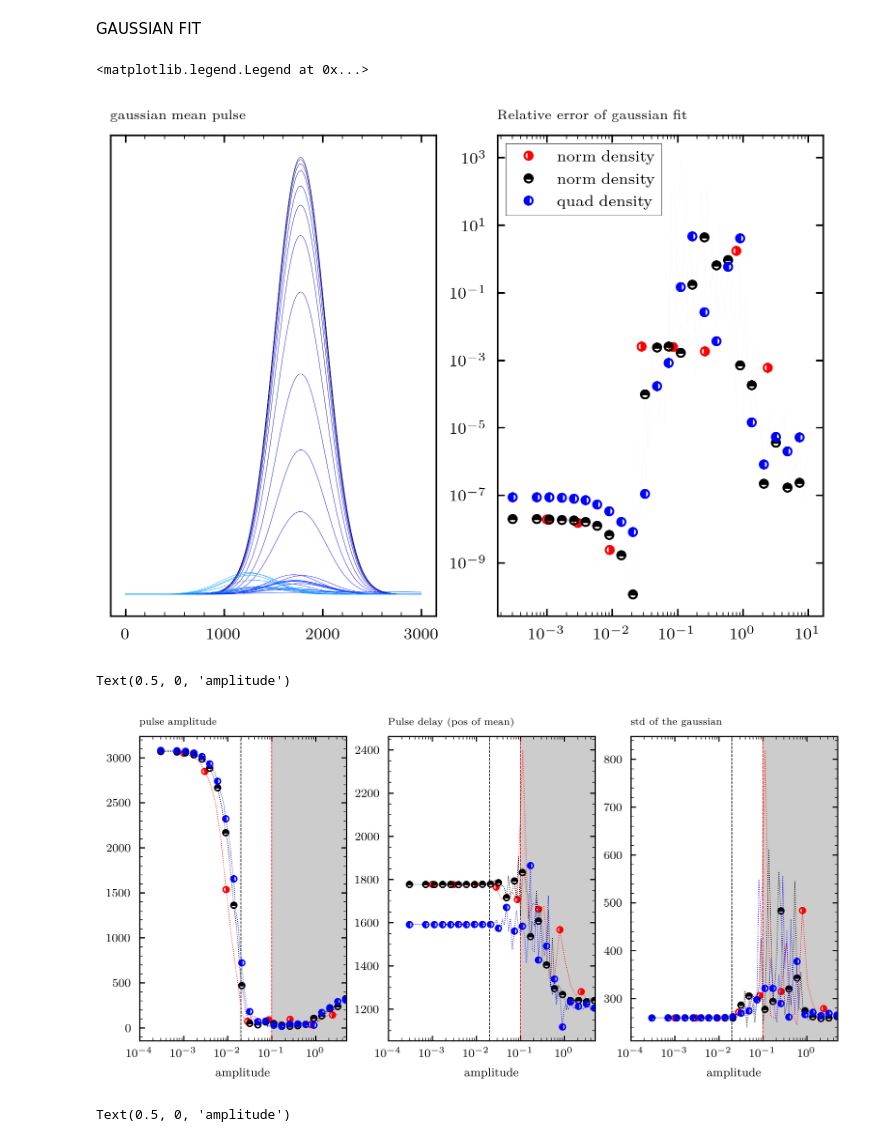
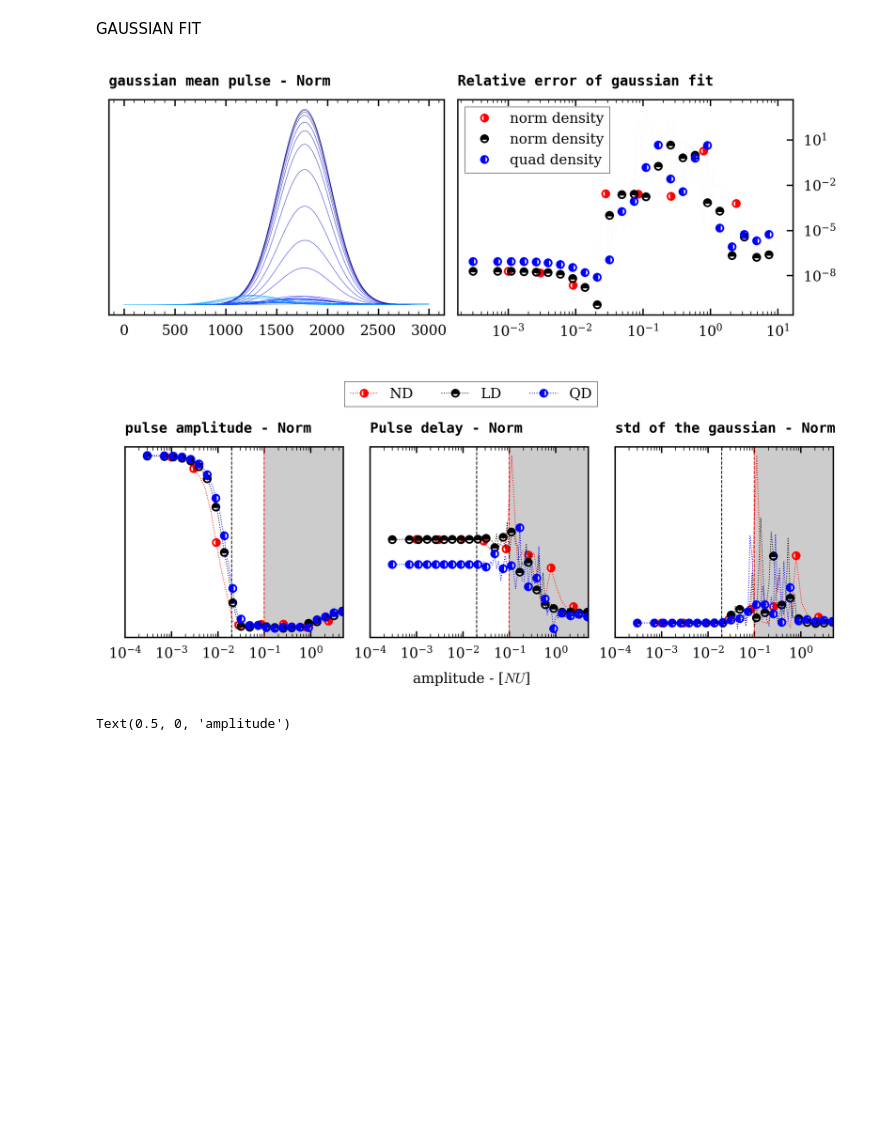
Before and after one commit to Chatr0uge/Internship_SPC, a Jupyter notebook: src/profile_study/profile_study.ipynb, the cells around one changed output. Drawn from its saved outputs; the diff is of its cells as text; code cells hidden in the pictures; blank space fills up the shorter version.

```diff
--- a/src/profile_study/profile_study.ipynb
+++ b/src/profile_study/profile_study.ipynb
@@ -634,85 +622,78 @@ cf = np.array([curve_fit(gaussian, range(len(pulse)), pulse, p0 = [300, 1500, 50
 cf_2 = np.array([curve_fit(gaussian, range(len(pulse)), pulse, p0 = [300, 1500, 500], )[0] for pulse in abs(np.mean(pulse_4, axis = 1))])
 cf_3 = np.array([curve_fit(gaussian, range(len(pulse)), pulse, p0 = [300, 1500, 500], )[0] for pulse in abs(np.mean(pulse_quad, axis = 1))])
 # %%
-W = 5
-fig, ax = plt.subplots(1,2, figsize = (W, W * 3/4), dpi = 300)
+W = 5.8
+fig, ax = plt.subplots(1,2, figsize = (W, W * 3/8), dpi = 300)
 cf_cov = np.array([np.sum(np.diag(curve_fit(gaussian, range(len(pulse)), pulse, p0 = [300, 1500, 500])[1]) ** 2) for pulse in abs(np.mean(pulse_norm, axis = 1))])
 cf_cov_2 = np.array([np.sum(np.diag(curve_fit(gaussian, range(len(pulse)), pulse, p0 = [300, 1500, 500])[1]) ** 2) for pulse in abs(np.mean(pulse_4, axis = 1))])
 cf_cov_3 = np.array([np.sum(np.diag(curve_fit(gaussian, range(len(pulse)), pulse, p0 = [300, 1500, 500])[1]) ** 2) for pulse in abs(np.mean(pulse_quad, axis = 1))])
 
 ax[0].set_prop_cycle(color=plt.cm.jet(np.linspace(0, 1, 100)))
 ax[0].plot(np.array([gaussian(np.arange(3000), *p_opt) for p_opt in cf]).T, lw = .2)
-ax[0].set_title('gaussian mean pulse', fontsize='small',
-    loc='left',
-    fontweight='bold',
-    style='italic',)
+ax[0].set_title('gaussian mean pulse - Norm', fontweight='bold',loc = 'left',
+    family='monospace',)
 ax[0].set_yticks([])
 
 
 ax[1].plot(amplitude_norm[index],cf_cov[index] / cf[:,0][index],  marker = MarkerStyle("o", fillstyle="right"), label = 'norm density', lw = 0.01, markevery = 4, ms = 4,   color = 'r', ls = ':')
 ax[1].plot(amplitude_4[index_2], cf_cov_2[index_2] / cf_2[:,0][index_2], marker = MarkerStyle("o", fillstyle="top"), label = 'norm density', lw = 0.01, markevery = 4, ms = 4,   color = 'k', ls = ':')
 ax[1].plot(amplitude_quad[index_3], cf_cov_3[index_3] / cf_3[:,0][index_3], marker = MarkerStyle("o", fillstyle="left"), label = 'quad density', lw = 0.01, markevery = 4, ms = 4,   color = 'b', ls = ':')
 
 ax[1].set_xscale('log')
 ax[1].set_yscale('log')
-ax[1].set_title('Relative error of gaussian fit', fontsize='small',
-    loc='left',
-    fontweight='bold',
-    style='italic',)
+ax[1].set_title('Relative error of gaussian fit',  fontweight='bold',loc = 'left',
+    family='monospace',)
+ax[1].yaxis.tick_right()
 ax[1].legend()
+fig.savefig('../../Report/figures/gaussian_fit.png', dpi = 500, bbox_inches='tight')
 # %% [output]
-<matplotlib.legend.Legend at 0x...>
-[figure, old version]
+[figure, new version]
 # %%
-W = 7
-fig, ax = plt.subplots(1,3, figsize = (W, W * 2/4))
+W = 5.8
+fig, ax = plt.subplots(1,3, figsize = (W, W * 3/8))
 
-ax[0].set_title('pulse amplitude', fontsize='small',
-    loc='left',
-    fontweight='bold',
-    style='italic',)
+ax[0].set_title('pulse amplitude - Norm',   fontweight='bold',loc = 'left',
+    family='monospace',)
 ax[0].axvline(0.1, color = 'r', ls = '--', lw = .5)
 ax[0].axvline(nc2, color = 'k', ls = '--', lw = .5)
 
-ax[0].plot(amplitude_norm[index],cf[:,0][index] ,  marker = MarkerStyle("o", fillstyle="right"), label = 'norm density', lw = 0.5, markevery = 4, ms = 4,   color = 'r', ls = ':')
-ax[0].plot(amplitude_4[index_2], cf_2[:,0][index_2] , marker = MarkerStyle("o", fillstyle="top"), label = 'norm density', lw = 0.5, markevery = 4, ms = 4,   color = 'k', ls = ':')
-ax[0].plot(amplitude_quad[index_3], cf_3[:,0][index_3] , marker = MarkerStyle("o", fillstyle="left"), label = 'quad density', lw = 0.5, markevery = 4, ms = 4,   color = 'b', ls = ':')
+ax[0].plot(amplitude_norm[index],cf[:,0][index] ,  marker = MarkerStyle("o", fillstyle="right"), label = 'ND', lw = 0.5, markevery = 4, ms = 4,   color = 'r', ls = ':')
+ax[0].plot(amplitude_4[index_2], cf_2[:,0][index_2] , marker = MarkerStyle("o", fillstyle="top"), label = 'LD', lw = 0.5, markevery = 4, ms = 4,   color = 'k', ls = ':')
+ax[0].plot(amplitude_quad[index_3], cf_3[:,0][index_3] , marker = MarkerStyle("o", fillstyle="left"), label = 'QD', lw = 0.5, markevery = 4, ms = 4,   color = 'b', ls = ':')
 
 ax[0].set_xlim(1e-4, 5)
 ax[0].axvspan(0.1, 5, alpha = 0.2, color = 'k')
 ax[0].set_xscale('log')
-ax[0].set_xlabel('amplitude')
+ax[0].set_yticks([])
 
-ax[1].set_title('Pulse delay (pos of mean)', fontsize='small',
-    loc='left',
-    fontweight='bold',
-    style='italic',)
+ax[1].set_title('Pulse delay - Norm',   fontweight='bold',loc = 'left',
+    family='monospace',)
 ax[1].axvline(0.1, color = 'r', ls = '--', lw = .5)
 ax[1].axvline(nc2, color = 'k', ls = '--', lw = .5)
-ax[1].plot(amplitude_norm[index],cf[:,1][index] ,  marker = MarkerStyle("o", fillstyle="right"), label = 'norm density', lw = 0.5, markevery = 4, ms = 4,   color = 'r', ls = ':')
-ax[1].plot(amplitude_4[index_2], cf_2[:,1][index_2] , marker = MarkerStyle("o", fillstyle="top"), label = 'norm density', lw = 0.5, markevery = 4, ms = 4,   color = 'k', ls = ':')
-ax[1].plot(amplitude_quad[index_3], cf_3[:,1][index_3] , marker = MarkerStyle("o", fillstyle="left"), label = 'quad density', lw = 0.5, markevery = 4, ms = 4,   color = 'b', ls = ':')
+ax[1].plot(amplitude_norm[index],cf[:,1][index] ,  marker = MarkerStyle("o", fillstyle="right"), lw = 0.5, markevery = 4, ms = 4,   color = 'r', ls = ':')
+ax[1].plot(amplitude_4[index_2], cf_2[:,1][index_2] , marker = MarkerStyle("o", fillstyle="top"), lw = 0.5, markevery = 4, ms = 4,   color = 'k', ls = ':')
+ax[1].plot(amplitude_quad[index_3], cf_3[:,1][index_3] , marker = MarkerStyle("o", fillstyle="left"), lw = 0.5, markevery = 4, ms = 4,   color = 'b', ls = ':')
 ax[1].set_xlim(1e-4, 5)
 ax[1].axvspan(0.1, 5, alpha = 0.2, color = 'k')
 ax[1].set_xscale('log')
-ax[1].set_xlabel('amplitude')
+ax[1].set_yticks([])
 
-ax[2].set_title('std of the gaussian', fontsize='small',
-    loc='left',
-    fontweight='bold',
-    style='italic',)
+ax[2].set_title('std of the gaussian - Norm',  fontweight='bold',loc = 'left',
+    family='monospace',)
 ax[2].axvline(0.1, color = 'r', ls = '--', lw = .5)
 ax[2].axvline(nc2, color = 'k', ls = '--', lw = .5)
-ax[2].plot(amplitude_norm[index],cf[:,2][index] ,  marker = MarkerStyle("o", fillstyle="right"), label = 'norm density', lw = 0.5, markevery = 4, ms = 4,   color = 'r', ls = ':')
-ax[2].plot(amplitude_4[index_2], cf_2[:,2][index_2] , marker = MarkerStyle("o", fillstyle="top"), label = 'norm density', lw = 0.5, markevery = 4, ms = 4,   color = 'k', ls = ':')
-ax[2].plot(amplitude_quad[index_3], cf_3[:,2][index_3] , marker = MarkerStyle("o", fillstyle="left"), label = 'quad density', lw = 0.5, markevery = 4, ms = 4,   color = 'b', ls = ':')
+ax[2].plot(amplitude_norm[index],cf[:,2][index] ,  marker = MarkerStyle("o", fillstyle="right"), lw = 0.5, markevery = 4, ms = 4,   color = 'r', ls = ':')
+ax[2].plot(amplitude_4[index_2], cf_2[:,2][index_2] , marker = MarkerStyle("o", fillstyle="top"), lw = 0.5, markevery = 4, ms = 4,   color = 'k', ls = ':')
+ax[2].plot(amplitude_quad[index_3], cf_3[:,2][index_3] , marker = MarkerStyle("o", fillstyle="left"), lw = 0.5, markevery = 4, ms = 4,   color = 'b', ls = ':')
 ax[2].set_xlim(1e-4, 5)
 ax[2].axvspan(0.1, 5, alpha = 0.2, color = 'k')
 ax[2].set_xscale('log')
-ax[2].set_xlabel('amplitude')
+ax[2].set_yticks([])
+fig.supxlabel("amplitude - [$NU$]", fontsize = 8)
+fig.legend(loc = 'upper center', bbox_to_anchor = (0.5, 1.15), ncol = 3)
+fig.savefig('../../Report/figures/gaussian_Params.png', dpi = 500, bbox_inches='tight')
 # %% [output]
-Text(0.5, 0, 'amplitude')
-[figure, old version]
+[figure, new version]
 # %%
 from scipy.signal import find_peaks
 # %%
```
Also changed, not shown: parts of 3 cells of this notebook, 14 other files.
